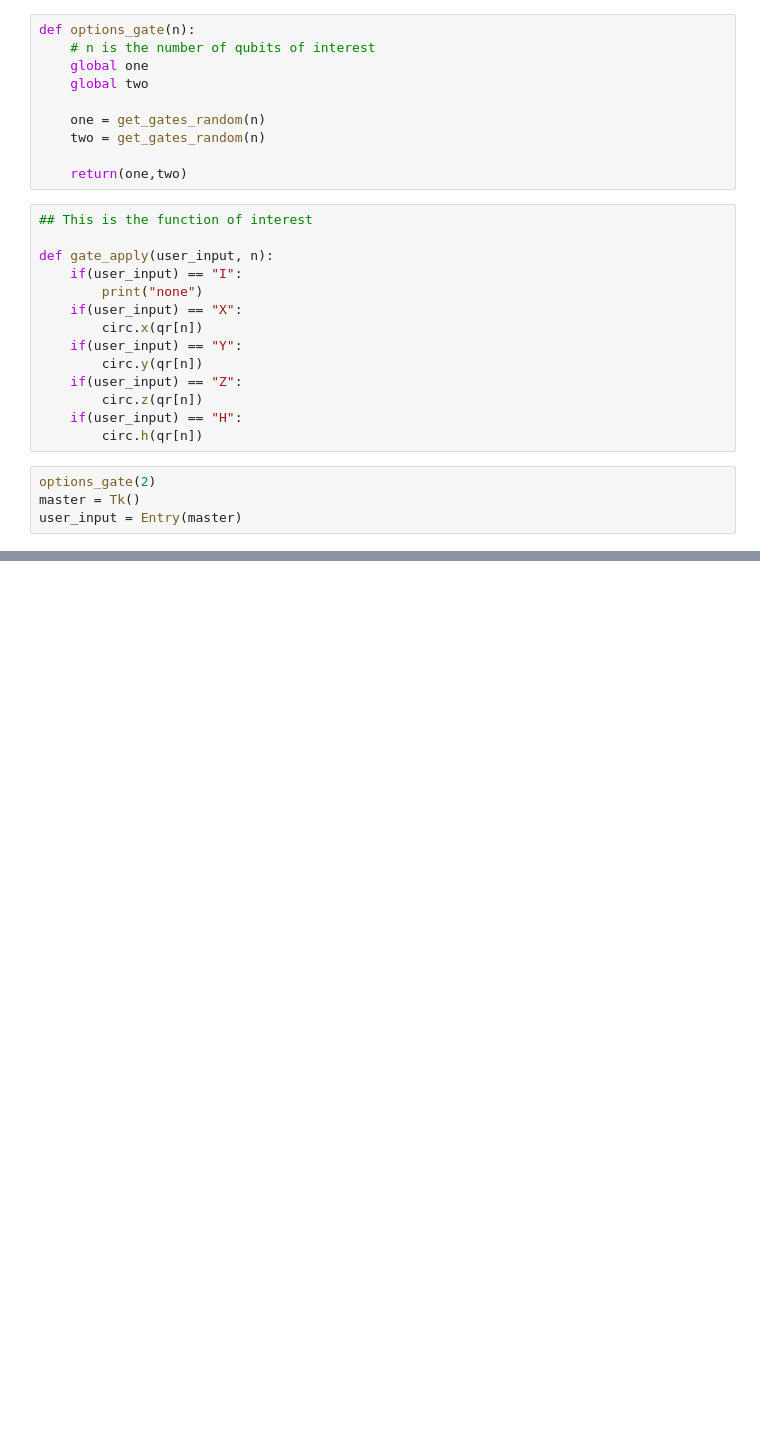
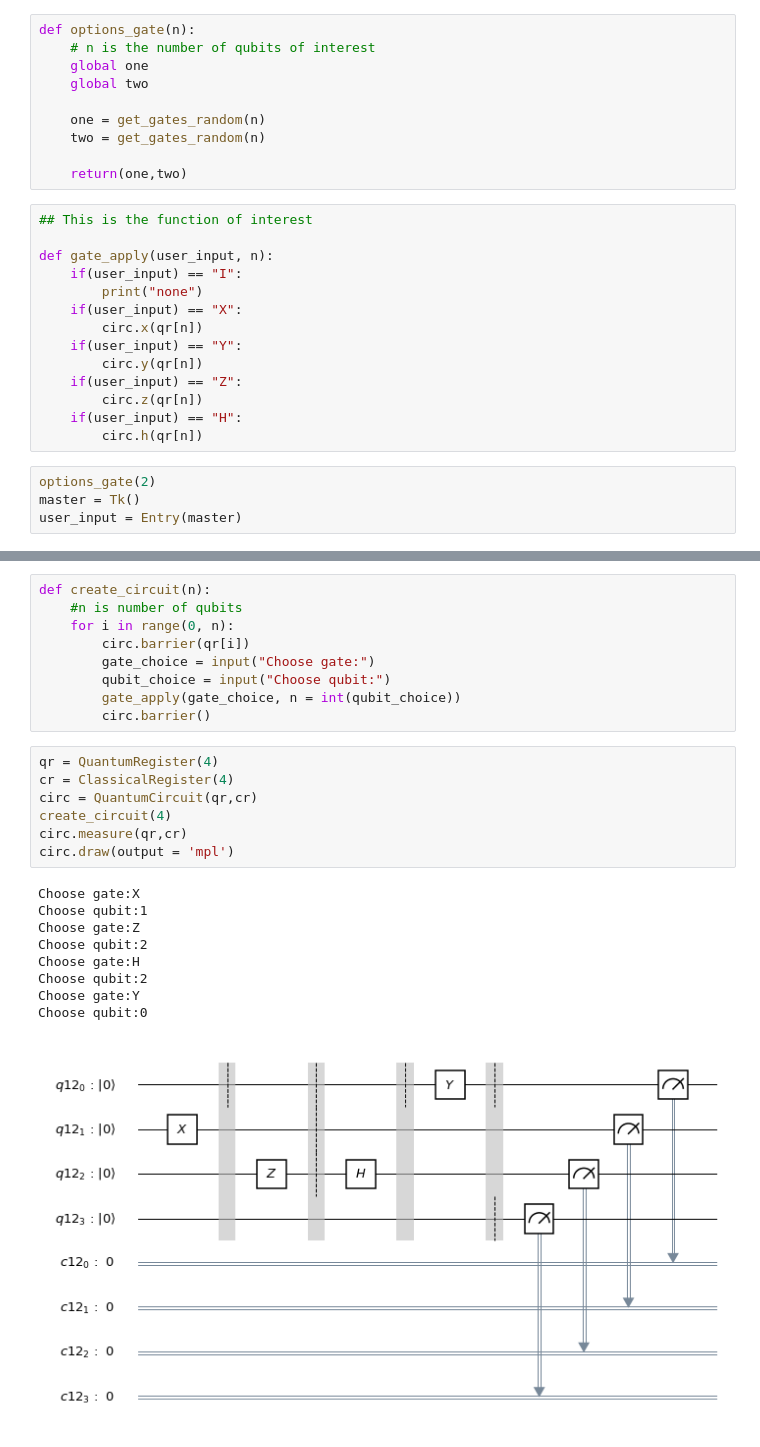
Before and after one commit to lukasszz/FlappyQ, a Jupyter notebook: QFlappy_TwoQubit.ipynb, the cells around one changed output, grey strips where cells are left out. Cells and saved outputs as stored; diff of their text form; blank space fills up the shorter version.

```diff
--- a/QFlappy_TwoQubit.ipynb
+++ b/QFlappy_TwoQubit.ipynb
@@ -63,0 +90,26 @@ circ.draw(output = 'mpl')
+# %%
+def create_circuit(n):
+    #n is number of qubits
+    for i in range(0, n):
+        circ.barrier(qr[i])
+        gate_choice = input("Choose gate:")
+        qubit_choice = input("Choose qubit:")
+        gate_apply(gate_choice, n = int(qubit_choice))
+        circ.barrier()
+# %%
+qr = QuantumRegister(4)
+cr = ClassicalRegister(4)
+circ = QuantumCircuit(qr,cr)
+create_circuit(4)
+circ.measure(qr,cr)
+circ.draw(output = 'mpl')
+# %% [output]
+Choose gate:X
+Choose qubit:1
+Choose gate:Z
+Choose qubit:2
+Choose gate:H
+Choose qubit:2
+Choose gate:Y
+Choose qubit:0
+[figure, added]
```
Also changed, not shown: parts of 3 cells of this notebook.
